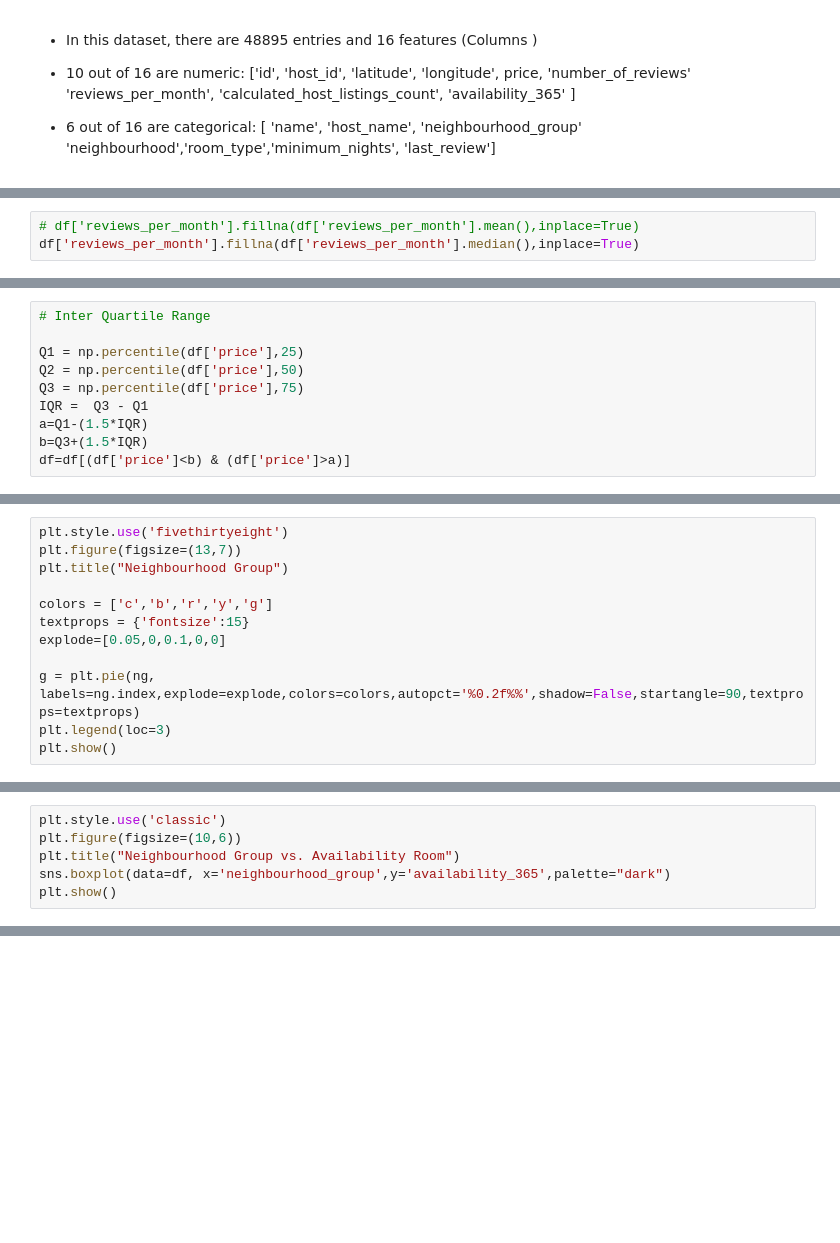
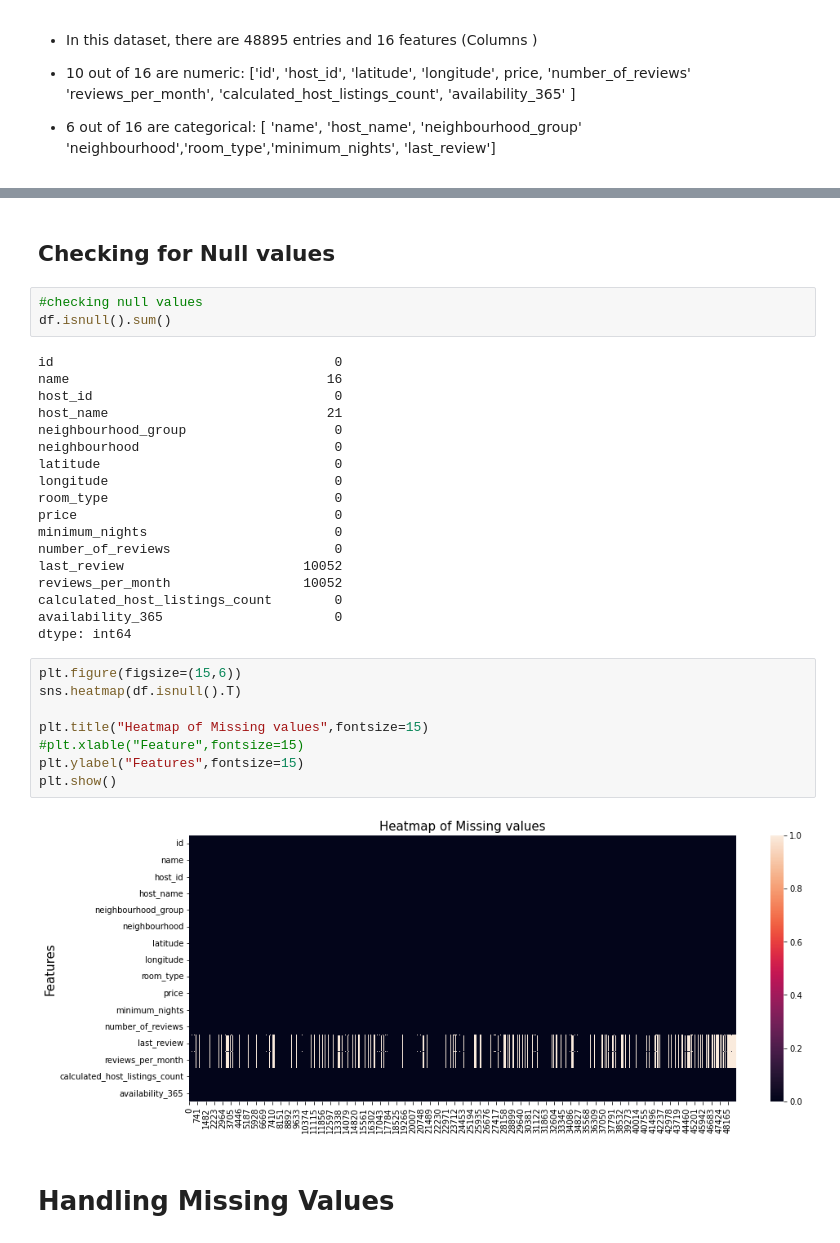
Before and after one commit to AkashSalmuthe/Airbnb-Bookings-Analysis---Akash-Salmuthe, a Jupyter notebook: Airbnb_Bookings_Analysis_Capstone_Project.ipynb, the cells around one changed output, grey strips where cells are left out. Cells and saved outputs as stored; diff of their text form; blank space fills up the shorter version.

```diff
--- a/Airbnb_Bookings_Analysis_Capstone_Project.ipynb
+++ b/Airbnb_Bookings_Analysis_Capstone_Project.ipynb
@@ -313,3 +101,0 @@ df.drop(columns=['host_name', 'last_review','name'],inplace=True)
-# %%
-# df['reviews_per_month'].fillna(df['reviews_per_month'].mean(),inplace=True)
-df['reviews_per_month'].fillna(df['reviews_per_month'].median(),inplace=True)
@@ -351,10 +101,0 @@ As we can see that their outliers are present, we handled outliers
-# %%
-# Inter Quartile Range
-
-Q1 = np.percentile(df['price'],25)
-Q2 = np.percentile(df['price'],50)
-Q3 = np.percentile(df['price'],75)
-IQR =  Q3 - Q1
-a=Q1-(1.5*IQR)
-b=Q3+(1.5*IQR)
-df=df[(df['price']<b) & (df['price']>a)]
@@ -418,12 +101,0 @@ Name: neighbourhood_group, dtype: int64
-# %%
-plt.style.use('fivethirtyeight')
-plt.figure(figsize=(13,7))
-plt.title("Neighbourhood Group")
-
-colors = ['c','b','r','y','g']
-textprops = {'fontsize':15}
-explode=[0.05,0,0.1,0,0]
-
-g = plt.pie(ng, labels=ng.index,explode=explode,colors=colors,autopct='%0.2f%%',shadow=False,startangle=90,textprops=textprops)
-plt.legend(loc=3)
-plt.show()
@@ -459,6 +101,0 @@ The graph shows that the Entire Home/Apartment is listed most near Manhattan, wh
-# %%
-plt.style.use('classic')
-plt.figure(figsize=(10,6))
-plt.title("Neighbourhood Group vs. Availability Room")
-sns.boxplot(data=df, x='neighbourhood_group',y='availability_365',palette="dark")
-plt.show()
@@ -700,0 +164,35 @@ Plot shows that Staten Island has the highest mean availability value around 220
+# %% [markdown]
+## **Checking for Null values**
+# %%
+#checking null values
+df.isnull().sum()
+# %% [output]
+id                                    0
+name                                 16
+host_id                               0
+host_name                            21
+neighbourhood_group                   0
+neighbourhood                         0
+latitude                              0
+longitude                             0
+room_type                             0
+price                                 0
+minimum_nights                        0
+number_of_reviews                     0
+last_review                       10052
+reviews_per_month                 10052
+calculated_host_listings_count        0
+availability_365                      0
+dtype: int64
+# %%
+plt.figure(figsize=(15,6))
+sns.heatmap(df.isnull().T)
+
+plt.title("Heatmap of Missing values",fontsize=15)
+#plt.xlable("Feature",fontsize=15)
+plt.ylabel("Features",fontsize=15)
+plt.show()
+# %% [output]
+[figure, added]
+# %% [markdown]
+# **Handling Missing Values**
```
Also changed, not shown: parts of 280 cells of this notebook.
